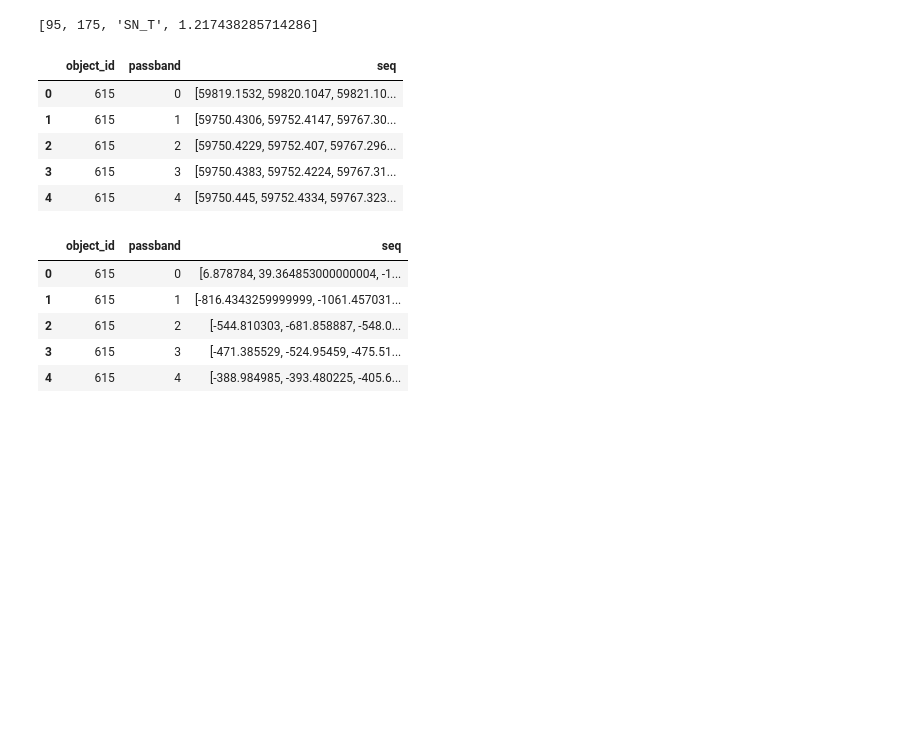
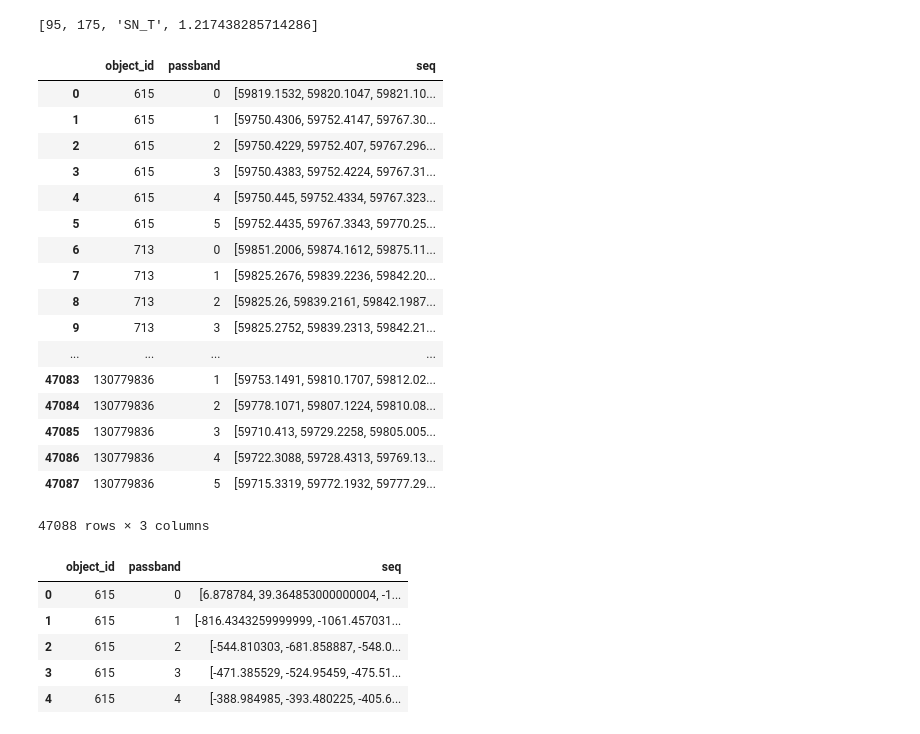
Before and after one commit to yfe404/kaggle-plasticc-astronomical-classification, a Jupyter notebook: data-transformation/Projet Plasticc.ipynb, the cells around one changed output. Drawn from its saved outputs; the diff is of its cells as text; code cells hidden in the pictures; blank space fills up the shorter version.

```diff
--- a/data-transformation/Projet Plasticc.ipynb
+++ b/data-transformation/Projet Plasticc.ipynb
@@ -299,14 +299,26 @@ for t in sorted(meta['target'].unique()):
 [92, 239, 'Periodic', 0.0]
 [95, 175, 'SN_T', 1.217438285714286]
 # %%
-times.head()
+times
 # %% [output]
 |  | object_id | passband | seq |
 | 0 | 615 | 0 | [59819.1532, 59820.1047, 59821.10... |
 | 1 | 615 | 1 | [59750.4306, 59752.4147, 59767.30... |
 | 2 | 615 | 2 | [59750.4229, 59752.407, 59767.296... |
 | 3 | 615 | 3 | [59750.4383, 59752.4224, 59767.31... |
 | 4 | 615 | 4 | [59750.445, 59752.4334, 59767.323... |
+| 5 | 615 | 5 | [59752.4435, 59767.3343, 59770.25... |
+| 6 | 713 | 0 | [59851.2006, 59874.1612, 59875.11... |
+| 7 | 713 | 1 | [59825.2676, 59839.2236, 59842.20... |
+| 8 | 713 | 2 | [59825.26, 59839.2161, 59842.1987... |
+| 9 | 713 | 3 | [59825.2752, 59839.2313, 59842.21... |
+| ... | ... | ... | ... |
+| 47083 | 130779836 | 1 | [59753.1491, 59810.1707, 59812.02... |
+| 47084 | 130779836 | 2 | [59778.1071, 59807.1224, 59810.08... |
+| 47085 | 130779836 | 3 | [59710.413, 59729.2258, 59805.005... |
+| 47086 | 130779836 | 4 | [59722.3088, 59728.4313, 59769.13... |
+| 47087 | 130779836 | 5 | [59715.3319, 59772.1932, 59777.29... |
+47088 rows × 3 columns
 # %%
 flux.head()
 # %% [output]
```
Also changed, not shown: parts of 4 cells of this notebook.
